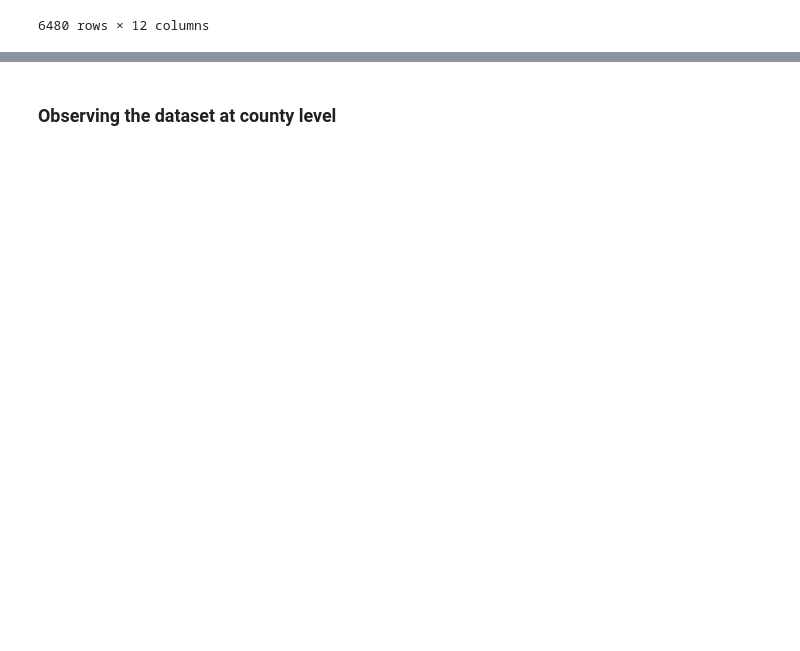
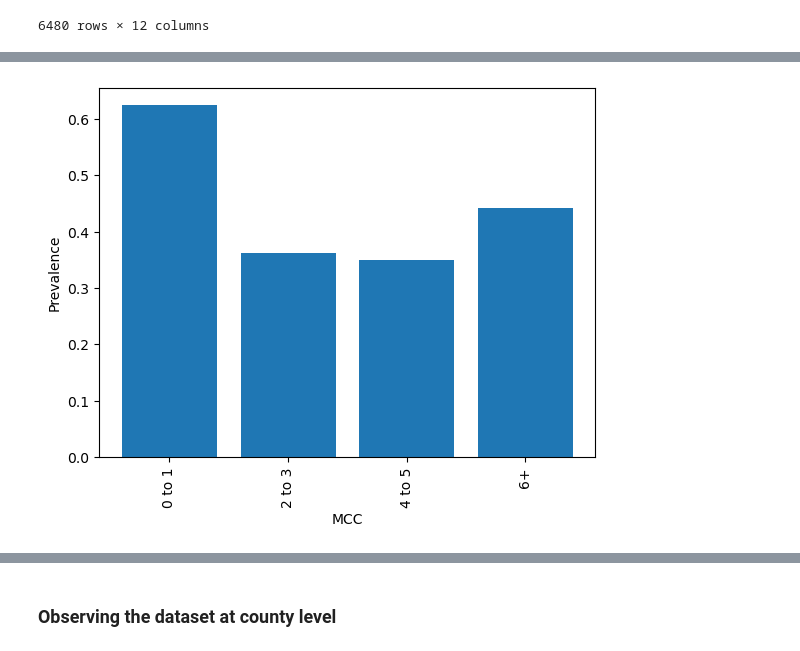
Before and after one commit to ShipraGupta16/Project_1, a Jupyter notebook: multiple_chronic_conditions_cms_2017.ipynb, the cells around one changed output, grey strips where cells are left out. Drawn from its saved outputs; the diff is of its cells as text; code cells hidden in the pictures; blank space fills up the shorter version.

```diff
--- a/multiple_chronic_conditions_cms_2017.ipynb
+++ b/multiple_chronic_conditions_cms_2017.ipynb
@@ -253,3 +271,12 @@ mcc_state_df.describe()
+# %%
+#Showing the relationship between the cases of MCC and prevalence of MCC
+plt.bar(filter_state['Beneficiary_Multiple_Chronic_Condition_Group'],filter_state['Prevalence'])
+plt.xlabel("MCC")
+plt.xticks(rotation=90)
+plt.ylabel("Prevalence")
+plt.show()
+# %% [output]
+[figure, added]
 # %%
 # Observing the prevalence vs state
 fig, ax = plt.subplots(figsize =(16, 10))
```
Also changed, not shown: parts of 3 cells of this notebook.
